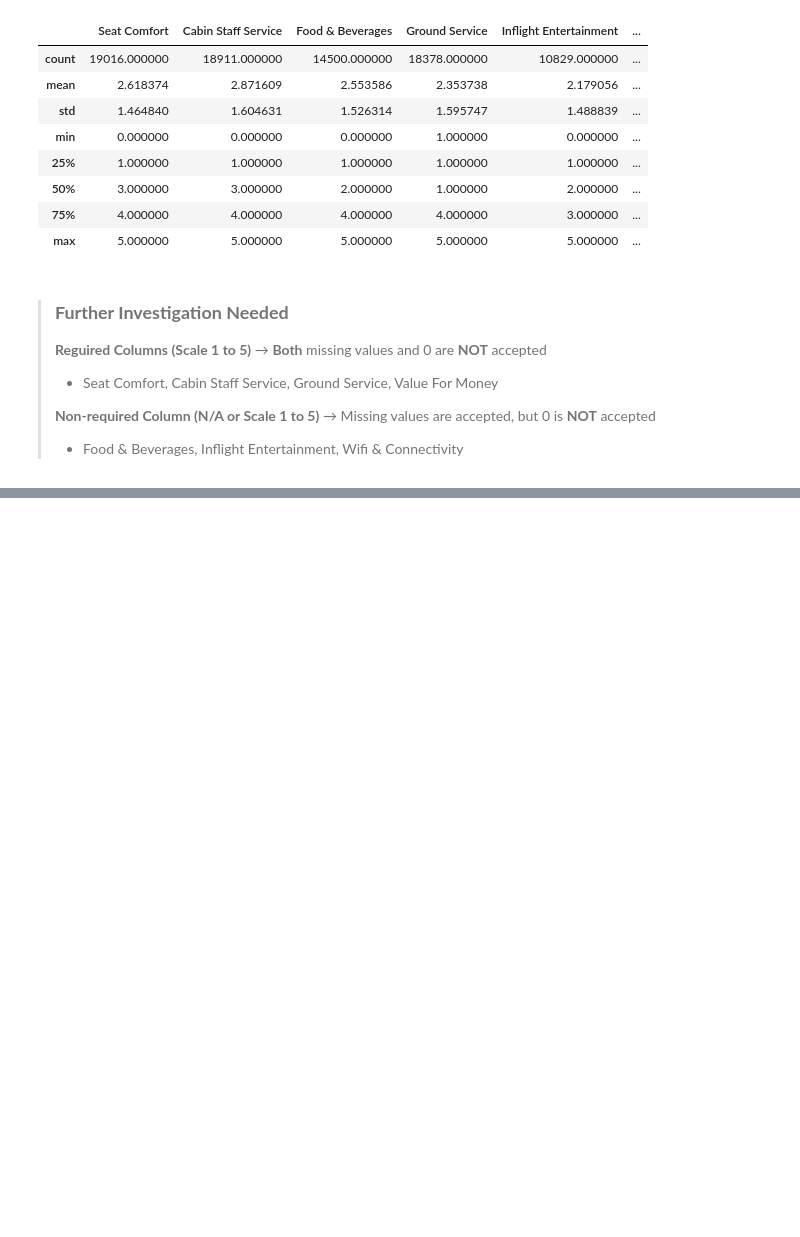
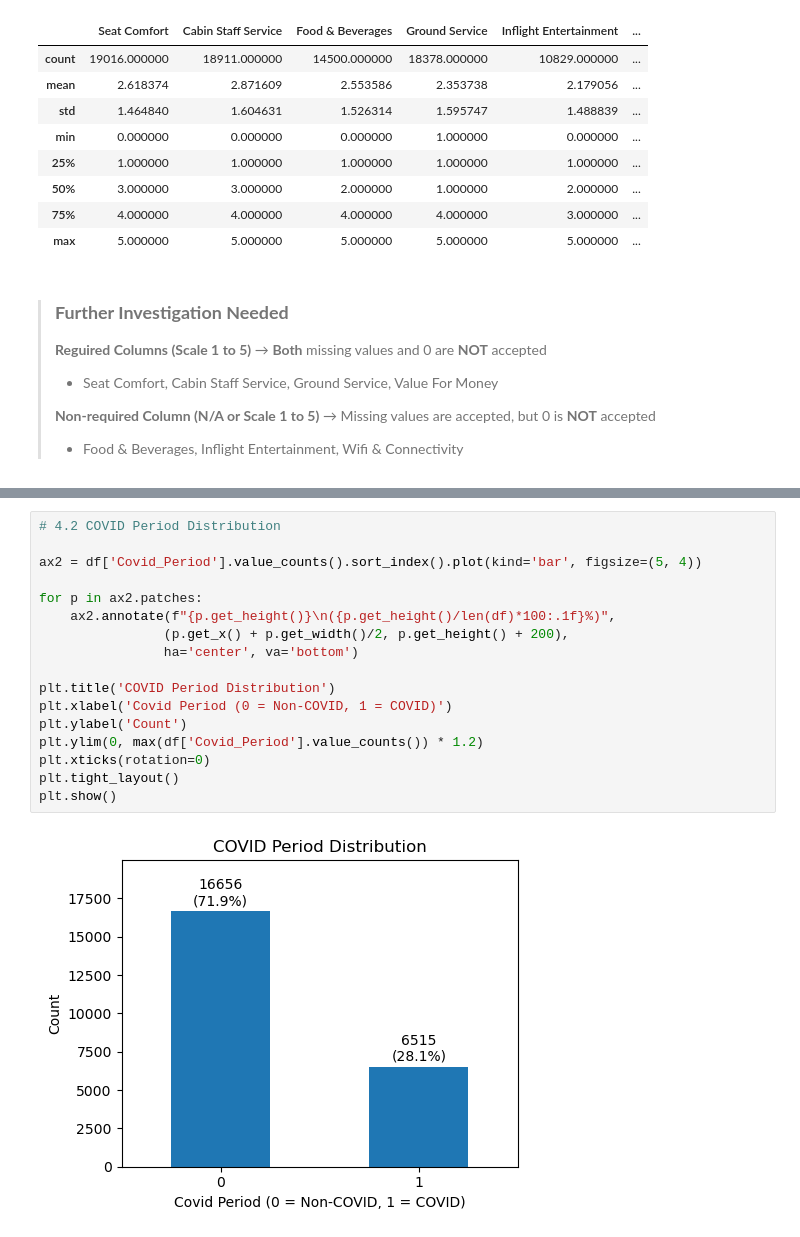
Before and after one commit to MonicaJang/Airline-Review-Sentiment-Classifier, a Jupyter notebook: 2_src/01_eda_cleaning.ipynb, the cells around one changed output, grey strips where cells are left out. Saved outputs shown, nothing was run; the diff lists cells and outputs as text; blank space fills up the shorter version.

```diff
--- a/2_src/01_eda_cleaning.ipynb
+++ b/2_src/01_eda_cleaning.ipynb
@@ -455,0 +439,19 @@ for col in rating_cols:
+# %%
+# 4.2 COVID Period Distribution
+
+ax2 = df['Covid_Period'].value_counts().sort_index().plot(kind='bar', figsize=(5, 4))
+
+for p in ax2.patches:
+    ax2.annotate(f"{p.get_height()}\n({p.get_height()/len(df)*100:.1f}%)",
+                (p.get_x() + p.get_width()/2, p.get_height() + 200),
+                ha='center', va='bottom')
+
+plt.title('COVID Period Distribution')
+plt.xlabel('Covid Period (0 = Non-COVID, 1 = COVID)')
+plt.ylabel('Count')
+plt.ylim(0, max(df['Covid_Period'].value_counts()) * 1.2)
+plt.xticks(rotation=0)
+plt.tight_layout()
+plt.show()
+# %% [output]
+[figure, added]
```
Also changed, not shown: parts of 18 cells of this notebook.
